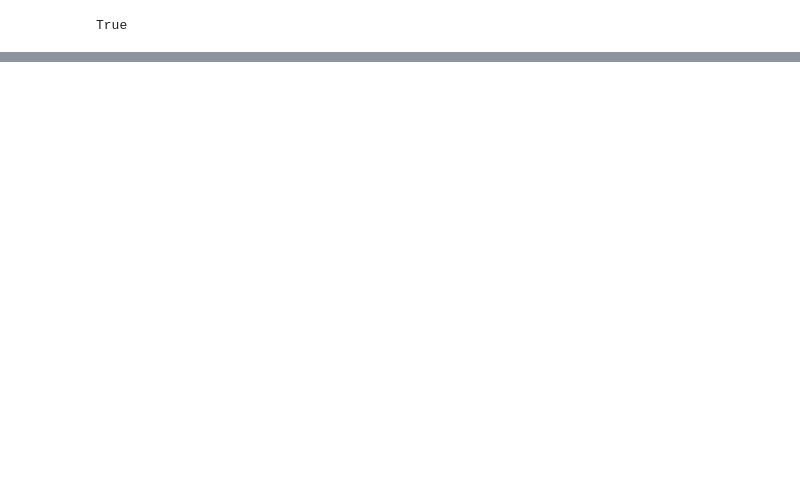
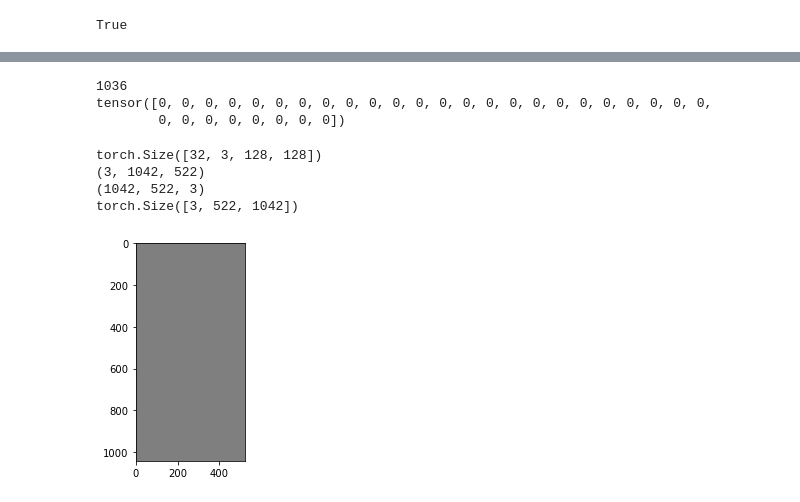
Before and after one commit to hooNpk/EDIA, a Jupyter notebook: skin/Autoencoder.ipynb, the cells around one changed output, grey strips where cells are left out. Cells and saved outputs as stored; diff of their text form; code cells hidden in the pictures; blank space fills up the shorter version.

```diff
--- a/skin/Autoencoder.ipynb
+++ b/skin/Autoencoder.ipynb
@@ -32,6 +28,0 @@ trainset = torchvision.datasets.ImageFolder(root = base_dir, transform=trans)
-# %%
-
-
-img_path = os.path.join(base_dir, img_list[0])
-img = image.load_img(img_path, target_size=(256, 256))
-img_tensor = image.img_to_array(img)
@@ -39,0 +66,28 @@ NameError: name 'image' is not defined
+# %%
+trainloader = DataLoader(trainset, batch_size=32, shuffle=False)
+print(len(trainloader))
+dataiter = iter(trainloader)
+images, labels = dataiter.next()
+print(labels)
+# %% [output]
+1036
+tensor([0, 0, 0, 0, 0, 0, 0, 0, 0, 0, 0, 0, 0, 0, 0, 0, 0, 0, 0, 0, 0, 0, 0, 0,
+        0, 0, 0, 0, 0, 0, 0, 0])
+# %%
+def imshow(img):
+    img = img/2 + 0.5 #unnormalize
+    np_img = img.numpy()
+    plt.imshow(np.transpose(np_img, (1, 2, 0)))
+    print(np_img.shape)
+    print((np.transpose(np_img, (1,2,0))).shape)
+
+print(images.shape)
+imshow(torchvision.utils.make_grid(images, nrow=4))
+print((torchvision.utils.make_grid(images)).shape)
+#print("".join("%5s "%classes[labels[j]] for j in range(16)))
+# %% [output]
+torch.Size([32, 3, 128, 128])
+(3, 1042, 522)
+(1042, 522, 3)
+torch.Size([3, 522, 1042])
+[figure, added]
```
Also changed, not shown: parts of 13 cells of this notebook, 5 other files.
